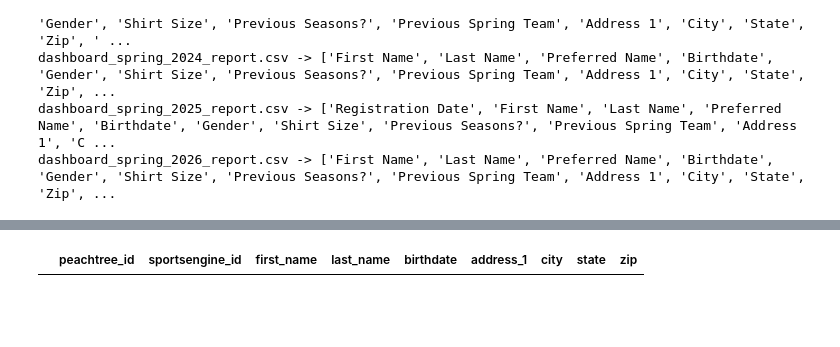
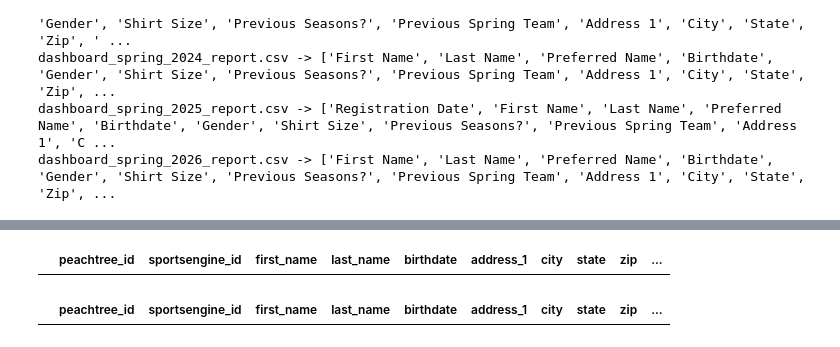
Before and after one commit to uzr6bq/peachtree, a Jupyter notebook: player_info_table.ipynb, the cells around one changed output, grey strips where cells are left out. Saved outputs shown, nothing was run; the diff lists cells and outputs as text; code cells hidden in the pictures; blank space fills up the shorter version.

```diff
--- a/player_info_table.ipynb
+++ b/player_info_table.ipynb
@@ -90,9 +128,20 @@ existing_sportsengine_ids = set(df_existing_peachtree_ids['sportsengine_id'])
 # %%
-# Step 2: Determine the highest existing peachtree_id
-if not df_existing_peachtree_ids.empty:
+# # Step 2: Determine the highest existing peachtree_id
+# if not df_existing_peachtree_ids.empty:
+#     highest_peachtree_id = df_existing_peachtree_ids['peachtree_id'].max()
+# else:
+#     highest_peachtree_id = 0
+
+# Determine the highest existing peachtree_id
+if (
+    'df_existing_peachtree_ids' in globals()
+    and isinstance(df_existing_peachtree_ids, pd.DataFrame)
+    and not df_existing_peachtree_ids.empty
+    and 'peachtree_id' in df_existing_peachtree_ids.columns
+):
     highest_peachtree_id = df_existing_peachtree_ids['peachtree_id'].max()
 else:
-    highest_peachtree_id = 0
+    highest_peachtree_id = 0  # so the next ID becomes 1
 # %%
 highest_peachtree_id
 # %% [output]
@@ -100,6 +149,11 @@ np.int64(764)
 # %%
+# Ensure the variable exists
+if 'existing_sportsengine_ids' not in globals():
+    existing_sportsengine_ids = []
+
 # Step 2: Filter the DataFrame to exclude rows with existing sportsengine_id values
 df_new_entries_orig = df_peachtree[~df_peachtree['sportsengine_id'].isin(existing_sportsengine_ids)]
+# df_new_entries_orig = df_peachtree[df_peachtree['existing_kids_id'].isin(existing_kids_ids)]
 # %%
 df_new_entries = df_new_entries_orig.copy()
 # %%
@@ -117,6 +171,6 @@ different_sportsengine_id.sort_values(by=['last_name', 'first_name']).reset_inde
 # %%
 # Step 2: Create a unique peachtree_id for each person based on 'last_name', 'first_name', and 'birthdate'
-df_new_entries['peachtree_id'] = df_new_entries.groupby(['last_name', 'first_name', 'birthdate']).ngroup() + highest_peachtree_id + 1
+df_new_entries['peachtree_id'] = df_new_entries.groupby('existing_kids_id').ngroup() + highest_peachtree_id + 1
 
 # Move the 'peachtree_id' column to the front
 columns = ['peachtree_id'] + [col for col in df_new_entries.columns if col != 'peachtree_id']
@@ -128,8 +184,13 @@ df_new_entries
 # %%
-# Step 3: Keep only one row for each unique peachtree_id
-df_unique_new_entries = df_new_entries.drop_duplicates(subset='sportsengine_id', keep='first')
+# # Step 3: Keep only one row for each unique peachtree_id
+# df_unique_new_entries = df_new_entries.drop_duplicates(subset='sportsengine_id', keep='first')
+
+df_unique_new_entries = df_new_entries.drop_duplicates(
+    subset=['existing_kids_id', 'sportsengine_id'],
+    keep='first'
+)
 # %%
-df_unique_new_entries[df_unique_new_entries['last_name']=='Giordano']
+df_unique_new_entries[df_unique_new_entries['peachtree_id'].isnull()]
 # %% [output]
-|  | peachtree_id | sportsengine_id | first_name | last_name | birthdate | address_1 | city | state | zip |
+|  | peachtree_id | sportsengine_id | first_name | last_name | birthdate | address_1 | city | state | zip | ... |
 # %%
@@ -136,0 +198,5 @@ df_unique_new_entries = df_unique_new_entries.sort_values(by=['last_name', 'firs
+# %%
+df_unique_new_entries[df_unique_new_entries['last_name'] == "Smotherman"]
+# df_unique_new_entries[df_unique_new_entries['sportsengine_id'] == "SN-PAN169473"]
+# %% [output]
+|  | peachtree_id | sportsengine_id | first_name | last_name | birthdate | address_1 | city | state | zip | ... |
```
Also changed, not shown: parts of 14 cells of this notebook, 3 other files.
